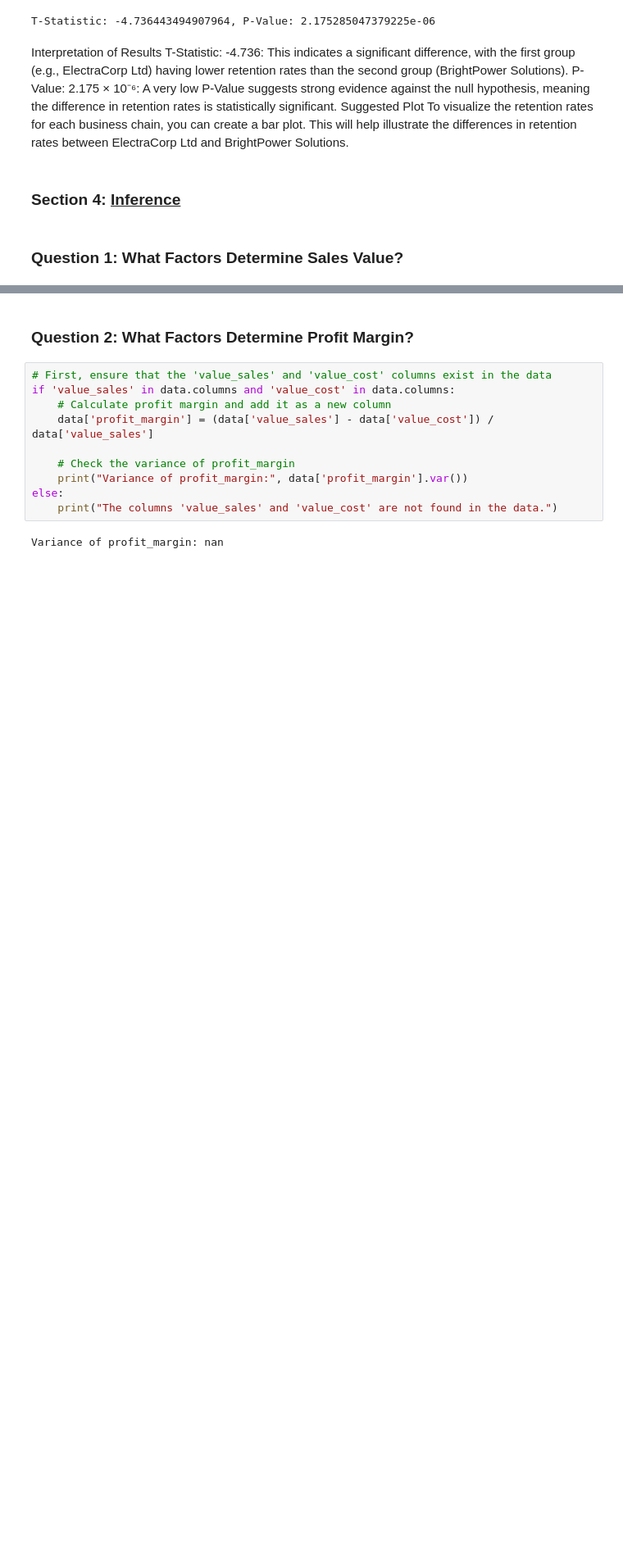
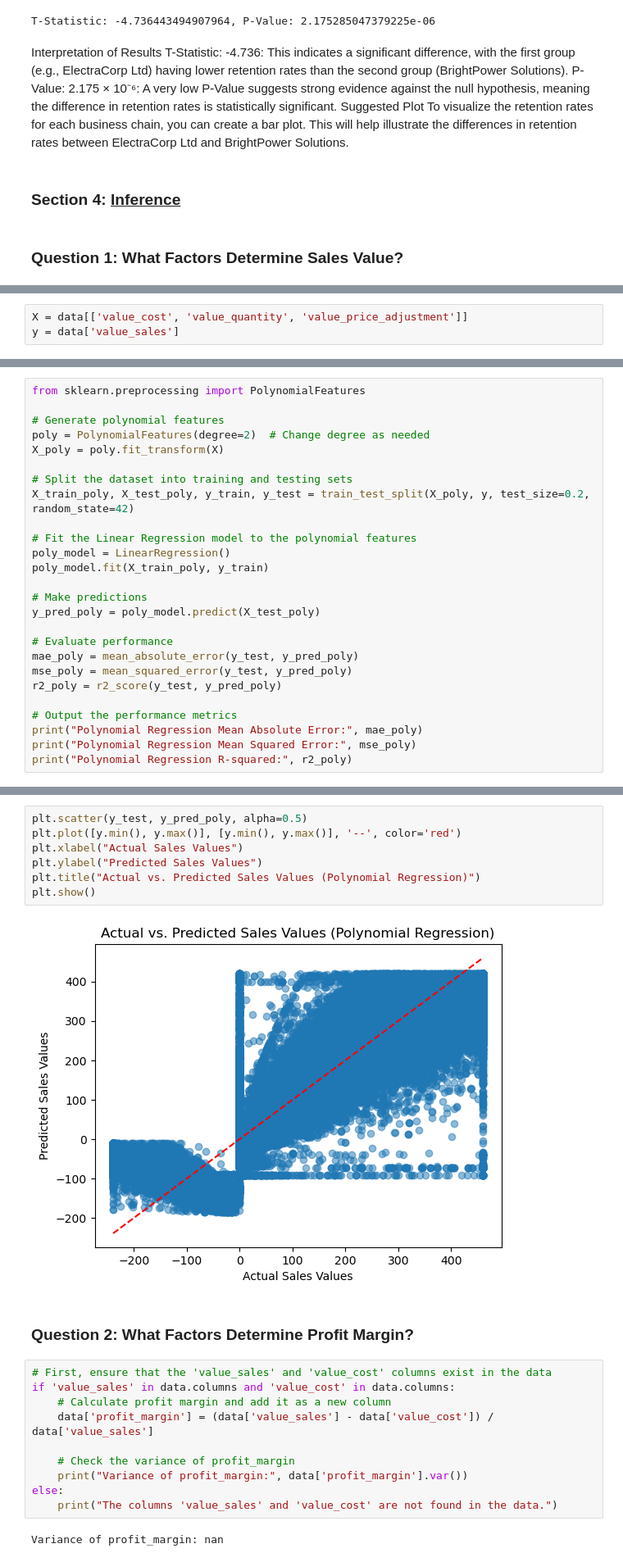
Before and after one commit to arjuuadhikari/BUS-8000, a Jupyter notebook: Group Project Data and Description-20241104/Group Work Busa8000-Copy1.ipynb, the cells around one changed output, grey strips where cells are left out. Shown at 82% size. Cells and saved outputs as stored; diff of their text form; blank space fills up the shorter version.

```diff
--- a/Group Project Data and Description-20241104/Group Work Busa8000-Copy1.ipynb
+++ b/Group Project Data and Description-20241104/Group Work Busa8000-Copy1.ipynb
@@ -973,0 +828,3 @@ Notes:
+# %%
+X = data[['value_cost', 'value_quantity', 'value_price_adjustment']]
+y = data['value_sales']
@@ -973,0 +868,26 @@ Notes:
+# %%
+from sklearn.preprocessing import PolynomialFeatures
+
+# Generate polynomial features
+poly = PolynomialFeatures(degree=2)  # Change degree as needed
+X_poly = poly.fit_transform(X)
+
+# Split the dataset into training and testing sets
+X_train_poly, X_test_poly, y_train, y_test = train_test_split(X_poly, y, test_size=0.2, random_state=42)
+
+# Fit the Linear Regression model to the polynomial features
+poly_model = LinearRegression()
+poly_model.fit(X_train_poly, y_train)
+
+# Make predictions
+y_pred_poly = poly_model.predict(X_test_poly)
+
+# Evaluate performance
+mae_poly = mean_absolute_error(y_test, y_pred_poly)
+mse_poly = mean_squared_error(y_test, y_pred_poly)
+r2_poly = r2_score(y_test, y_pred_poly)
+
+# Output the performance metrics
+print("Polynomial Regression Mean Absolute Error:", mae_poly)
+print("Polynomial Regression Mean Squared Error:", mse_poly)
+print("Polynomial Regression R-squared:", r2_poly)
@@ -974,3 +898,12 @@ Notes:
+# %%
+plt.scatter(y_test, y_pred_poly, alpha=0.5)
+plt.plot([y.min(), y.max()], [y.min(), y.max()], '--', color='red')
+plt.xlabel("Actual Sales Values")
+plt.ylabel("Predicted Sales Values")
+plt.title("Actual vs. Predicted Sales Values (Polynomial Regression)")
+plt.show()
+# %% [output]
+[figure, added]
 # %% [markdown]
 ### Question 2: What Factors Determine Profit Margin?
 # %%
```
Also changed, not shown: parts of 17 cells of this notebook.
